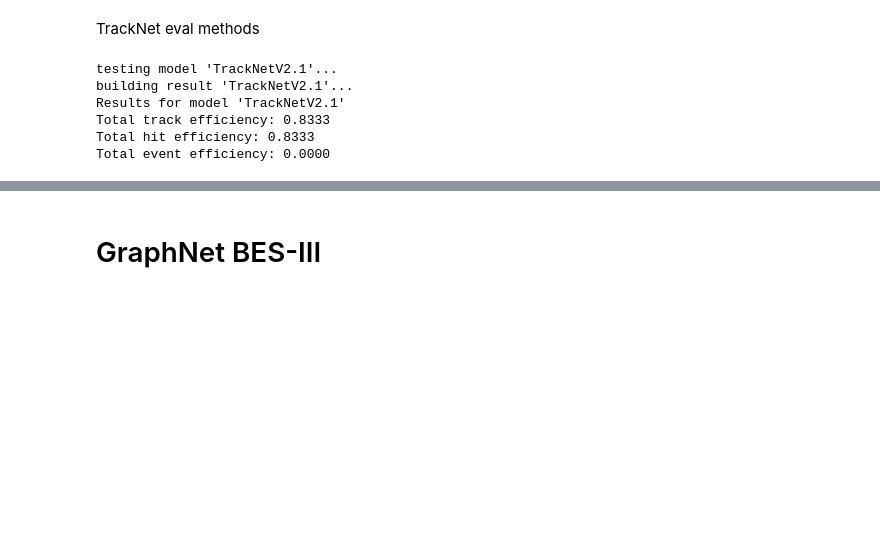
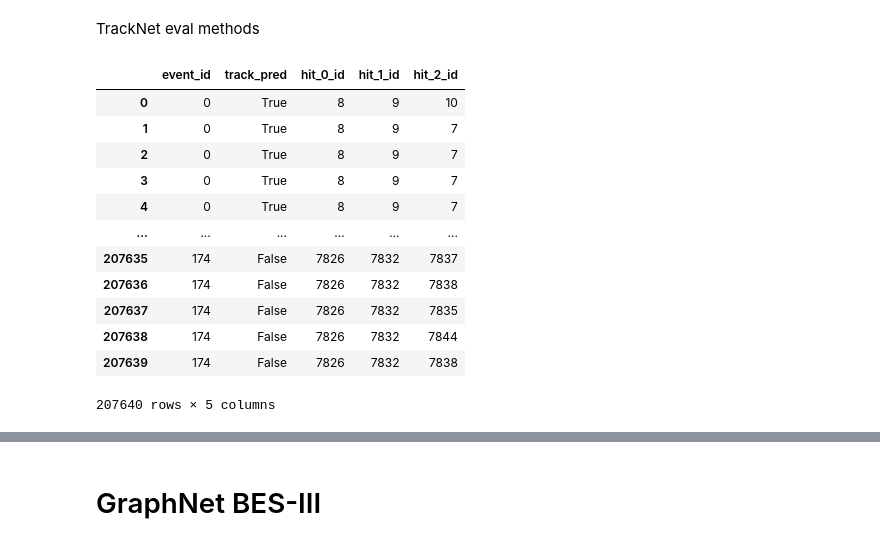
Before and after one commit to t3hseus/ariadne, a Jupyter notebook: notebooks/graphnet_tracknet_eval.ipynb, the cells around one changed output, grey strips where cells are left out. Saved outputs shown, nothing was run; the diff lists cells and outputs as text; code cells hidden in the pictures; blank space fills up the shorter version.

```diff
--- a/notebooks/graphnet_tracknet_eval.ipynb
+++ b/notebooks/graphnet_tracknet_eval.ipynb
@@ -89,7 +92,7 @@ def load_tracknet_models():
 DEVICE = 'cuda' if torch.cuda.is_available() else 'cpu'
 NUM_COMPONENTS = 2
 #NUM_POINTS_TO_SEARCH = 1
-NUM_POINTS_TO_SEARCH = 10
+NUM_POINTS_TO_SEARCH = 2
 # for event 187 there are only 1 point at the last station
 # what do we do?
 
@@ -395,16 +418,24 @@ def build_model_results(model_name, events, load_tracknet_models, preprocess_one
 
 #test_model(events, load_tracknet_models, preprocess_one_event, run_tracknet_eval)
 # %%
-#p = test_model(events[events.event == 0], load_tracknet_models, preprocess_one_event, run_tracknet_eval)
-
-a = build_model_results("TrackNetV2.1", events[events.event == 1], load_tracknet_models, preprocess_one_event, run_tracknet_eval)
+p = test_model(events, load_tracknet_models, preprocess_one_event, run_tracknet_eval)
+p
+#a = build_model_results("TrackNetV2.1", events[events.event < 10], load_tracknet_models, preprocess_one_event, run_tracknet_eval)
+#a
 # %% [output]
+|  | event_id | track_pred | hit_0_id | hit_1_id | hit_2_id |
+| 0 | 0 | True | 8 | 9 | 10 |
+| 1 | 0 | True | 8 | 9 | 7 |
+| 2 | 0 | True | 8 | 9 | 7 |
+| 3 | 0 | True | 8 | 9 | 7 |
+| 4 | 0 | True | 8 | 9 | 7 |
+| ... | ... | ... | ... | ... | ... |
+| 207635 | 174 | False | 7826 | 7832 | 7837 |
+| 207636 | 174 | False | 7826 | 7832 | 7838 |
+| 207637 | 174 | False | 7826 | 7832 | 7835 |
+| 207638 | 174 | False | 7826 | 7832 | 7844 |
+| 207639 | 174 | False | 7826 | 7832 | 7838 |
-testing model 'TrackNetV2.1'...
-building result 'TrackNetV2.1'...
-Results for model 'TrackNetV2.1'
-Total track efficiency: 0.8333
-Total hit efficiency: 0.8333
-Total event efficiency: 0.0000
+207640 rows × 5 columns
 # %%
 res_tracknet = build_model_results("TrackNetV2.1", events, load_tracknet_models, preprocess_one_event, run_tracknet_eval)
 # %% [output]
```
Also changed, not shown: parts of 5 cells of this notebook.
